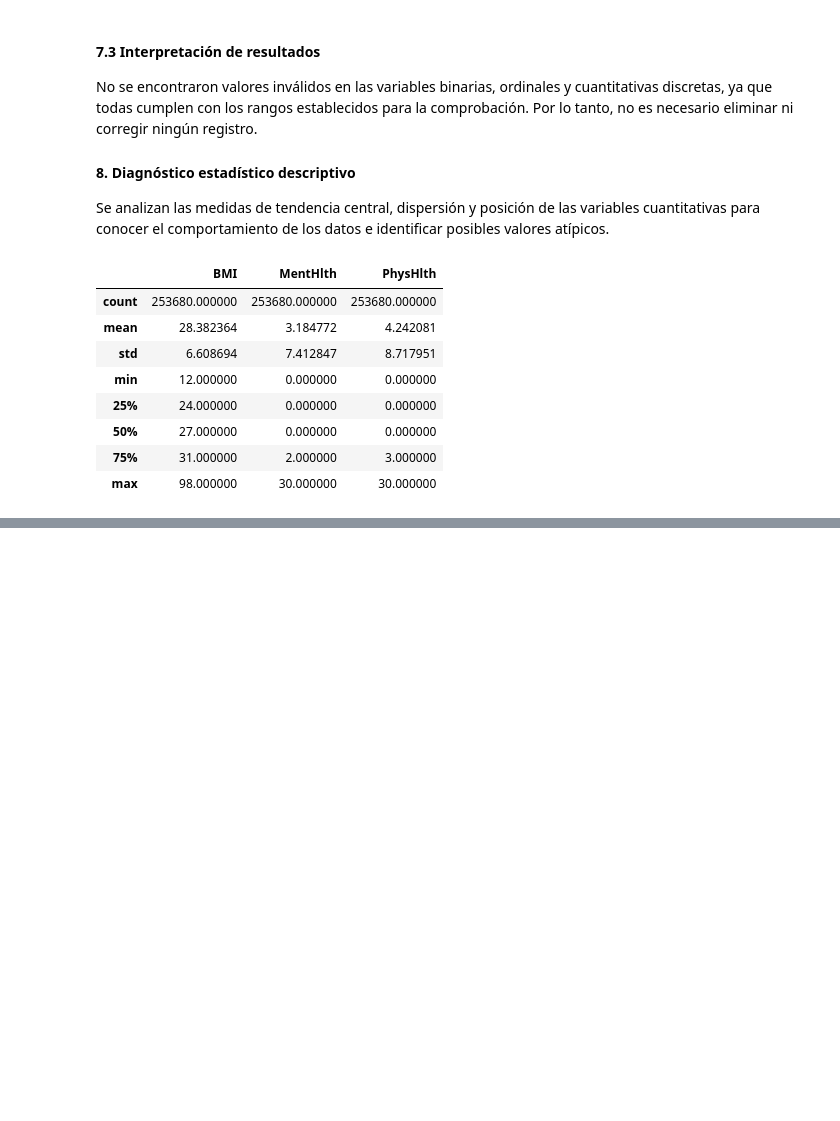
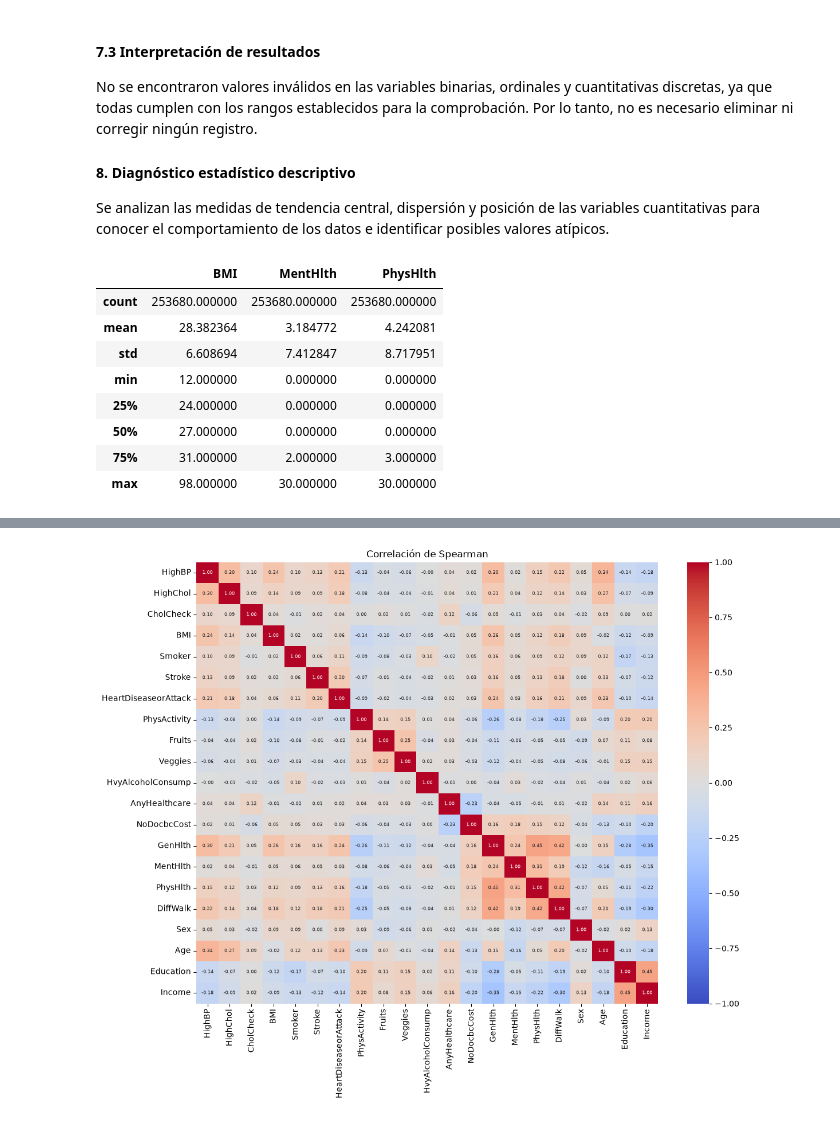
Before and after one commit to RodrigoP08/Practica_Integradora_Mineria, a Jupyter notebook: notebooks/01_limpieza.ipynb, the cells around one changed output, grey strips where cells are left out. Cells and saved outputs as stored; diff of their text form; code cells hidden in the pictures; blank space fills up the shorter version.

```diff
--- a/notebooks/01_limpieza.ipynb
+++ b/notebooks/01_limpieza.ipynb
@@ -334,0 +386,13 @@ dtype: float64
+# %%
+# Matriz de correlación de las características
+X = df_clean.drop(columns=["Diabetes_012"])
+y = df_clean["Diabetes_012"]
+
+corr = X.corr(method="spearman")
+plt.figure(figsize=(13, 10))
+sns.heatmap(corr, cmap="coolwarm", center=0, vmin=-1, vmax=1,
+            annot=True, fmt=".2f", annot_kws={"size": 6})
+plt.title("Correlación de Spearman")
+plt.show()
+# %% [output]
+[figure, added]
```
Also changed, not shown: parts of 23 cells of this notebook, 13 other files.
